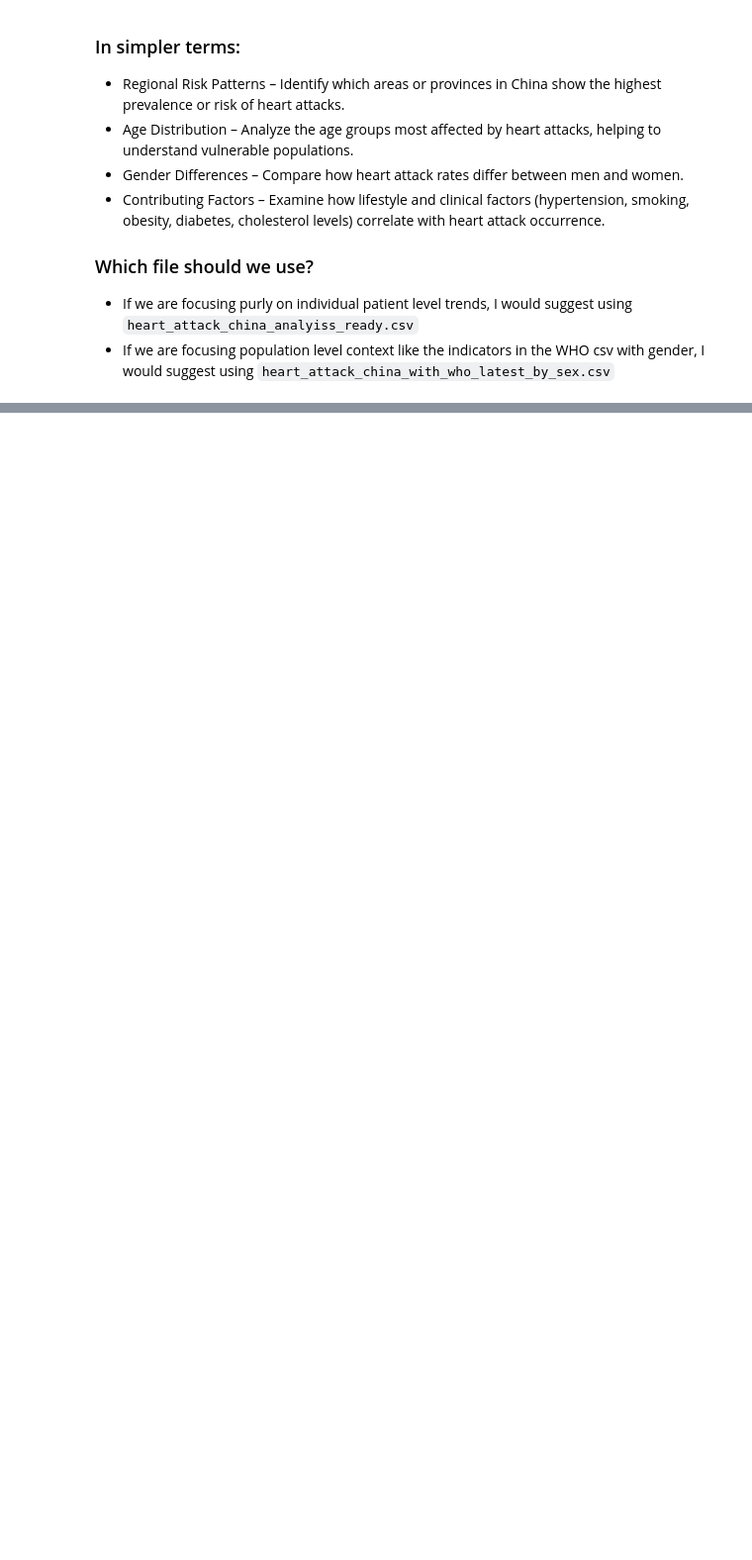
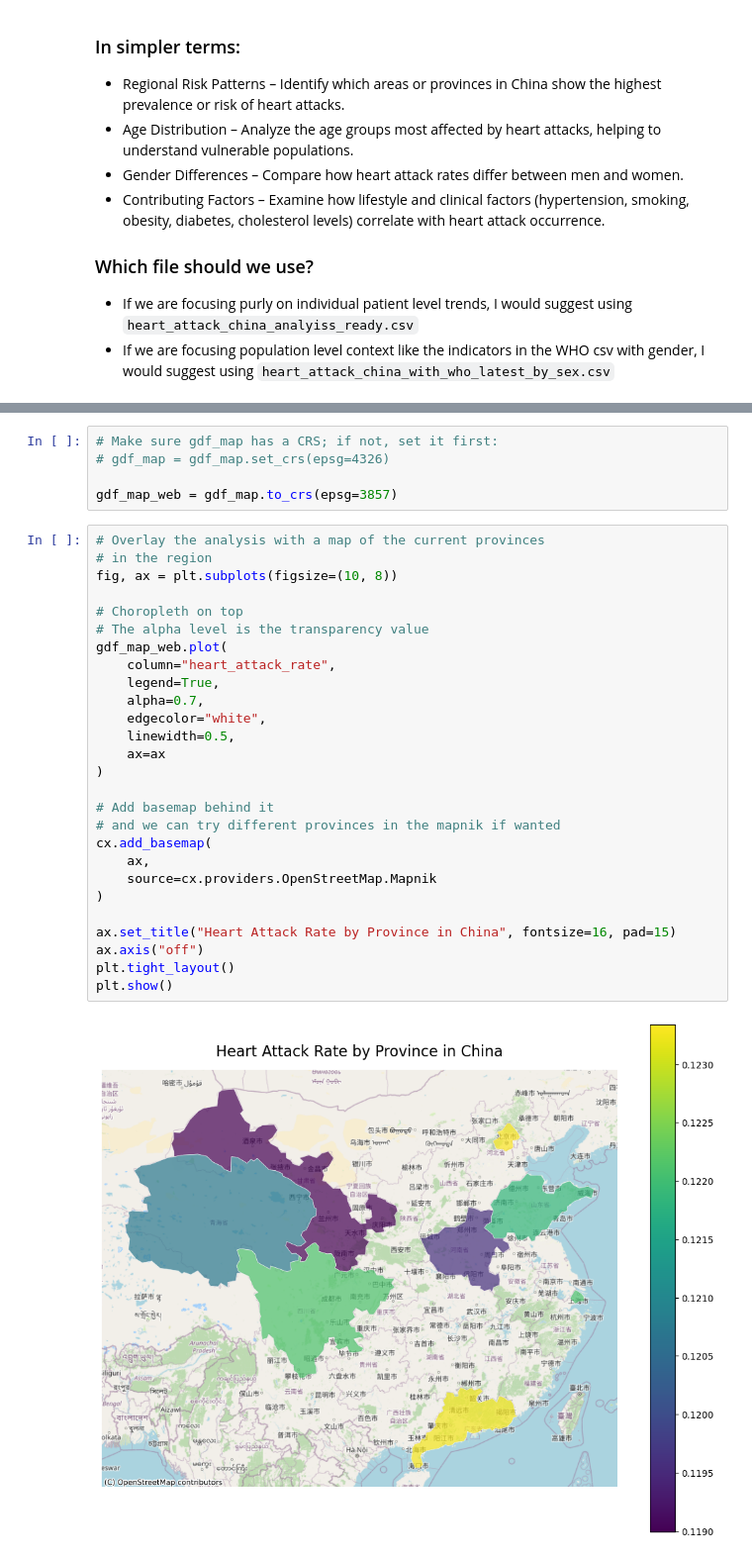
Before and after one commit to royphelps1/Heart-Attack-Rates, a Jupyter notebook: notebooks/phase2_all_in_notebook.ipynb, the cells around one changed output, grey strips where cells are left out. Shown at 99% size. Saved outputs shown, nothing was run; the diff lists cells and outputs as text; blank space fills up the shorter version.

```diff
--- a/notebooks/phase2_all_in_notebook.ipynb
+++ b/notebooks/phase2_all_in_notebook.ipynb
@@ -266,0 +538,34 @@ Analysis Ready CSV First 5:
+# %%
+# Make sure gdf_map has a CRS; if not, set it first:
+# gdf_map = gdf_map.set_crs(epsg=4326)
+
+gdf_map_web = gdf_map.to_crs(epsg=3857)
+# %%
+# Overlay the analysis with a map of the current provinces
+# in the region
+fig, ax = plt.subplots(figsize=(10, 8))
+
+# Choropleth on top
+# The alpha level is the transparency value
+gdf_map_web.plot(
+    column="heart_attack_rate",
+    legend=True,
+    alpha=0.7,
+    edgecolor="white",
+    linewidth=0.5,
+    ax=ax
+)
+
+# Add basemap behind it
+# and we can try different provinces in the mapnik if wanted
+cx.add_basemap(
+    ax,
+    source=cx.providers.OpenStreetMap.Mapnik
+)
+
+ax.set_title("Heart Attack Rate by Province in China", fontsize=16, pad=15)
+ax.axis("off")
+plt.tight_layout()
+plt.show()
+# %% [output]
+[figure, added]
```
Also changed, not shown: parts of 17 cells of this notebook.
